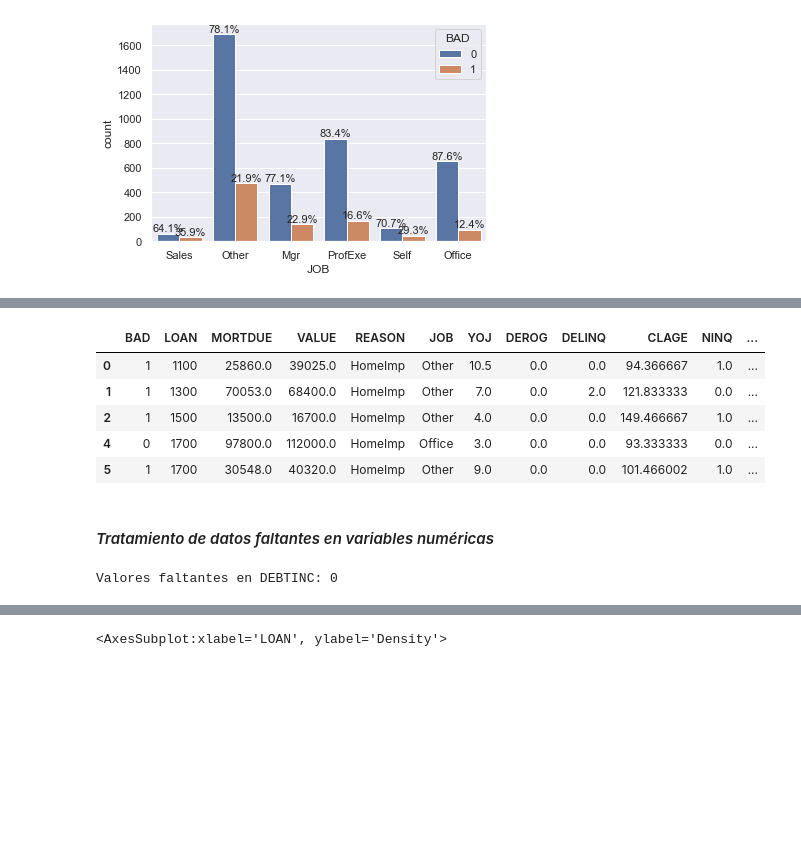
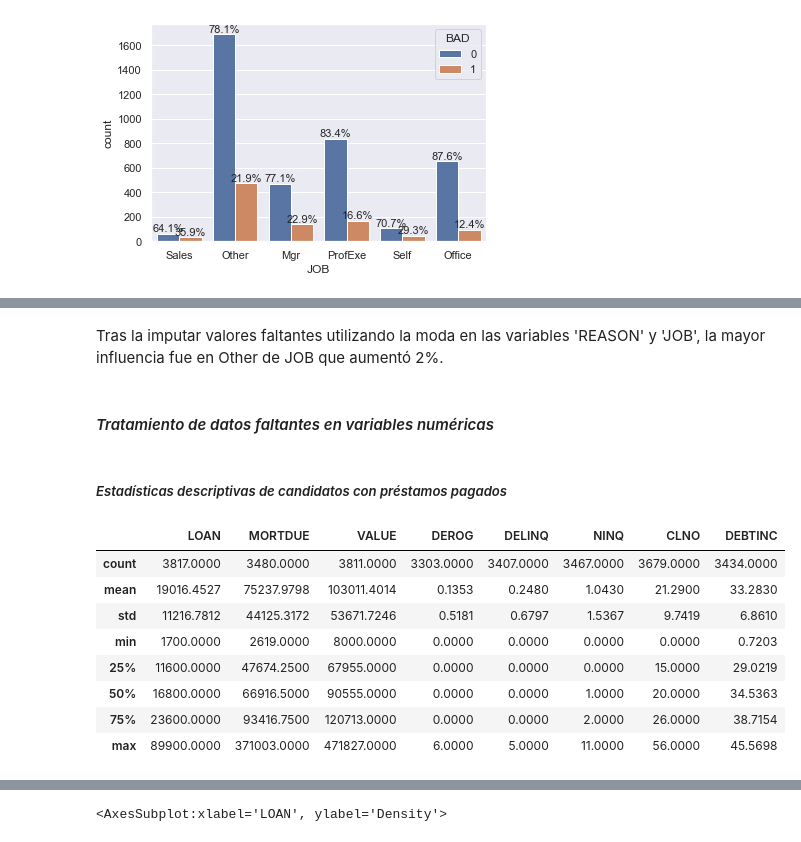
Before and after one commit to HelgaZambrana/data-science-coderhouse, a Jupyter notebook: ProyectoFinal_RiesgoCrediticio.ipynb, the cells around one changed output, grey strips where cells are left out. Cells and saved outputs as stored; diff of their text form; code cells hidden in the pictures; blank space fills up the shorter version.

```diff
--- a/ProyectoFinal_RiesgoCrediticio.ipynb
+++ b/ProyectoFinal_RiesgoCrediticio.ipynb
@@ -390,31 +388,19 @@ Transformaremos la variable 'YOJ' a una booleana de Empleo o Desempleo y transfo
-# %%
-#Utilizar una función lambda para agilizar el resultado
-tiene_empleo = lambda x: False if x <=0 else True
-
-#Aplicar la función a la nueva variable
-train_df['Tiene_Empleo'] = train_df['YOJ'].apply(tiene_empleo)
-
-#Crear la variable Años_Credito
-train_df['Años_Credito'] = (train_df['CLAGE'] / 12)
-
-#Presentar los resultados
-train_df.head()
-# %% [output]
-|  | BAD | LOAN | MORTDUE | VALUE | REASON | JOB | YOJ | DEROG | DELINQ | CLAGE | NINQ | ... |
-| 0 | 1 | 1100 | 25860.0 | 39025.0 | HomeImp | Other | 10.5 | 0.0 | 0.0 | 94.366667 | 1.0 | ... |
-| 1 | 1 | 1300 | 70053.0 | 68400.0 | HomeImp | Other | 7.0 | 0.0 | 2.0 | 121.833333 | 0.0 | ... |
-| 2 | 1 | 1500 | 13500.0 | 16700.0 | HomeImp | Other | 4.0 | 0.0 | 0.0 | 149.466667 | 1.0 | ... |
-| 4 | 0 | 1700 | 97800.0 | 112000.0 | HomeImp | Office | 3.0 | 0.0 | 0.0 | 93.333333 | 0.0 | ... |
-| 5 | 1 | 1700 | 30548.0 | 40320.0 | HomeImp | Other | 9.0 | 0.0 | 0.0 | 101.466002 | 1.0 | ... |
+# %% [markdown]
+Tras la imputar valores faltantes utilizando la moda en las variables 'REASON' y 'JOB', la mayor influencia fue en Other de JOB que aumentó 2%.
 # %% [markdown]
 #### *Tratamiento de datos faltantes en variables numéricas*
-# %%
-# Imputar los valores faltantes de la variable 'DEBTINC' con KNNImputer
-imputer = KNNImputer(n_neighbors=5, weights= 'uniform')
-
-imputer.fit(X_train[['DEBTINC']])
-X_train['DEBTINC'] = imputer.transform(X_train[['DEBTINC']]).ravel()
-
-print('Valores faltantes en DEBTINC: ' + str(X_train['DEBTINC'].isnull().sum()))
-# %% [output]
-Valores faltantes en DEBTINC: 0
+# %% [markdown]
+##### *Estadísticas descriptivas de candidatos con préstamos pagados*
+# %%
+#Filtrar los préstamos pagados a partir de la variable 'BAD'
+train_df[train_df['BAD']==0].drop(['BAD', 'YOJ', 'CLAGE'], axis=1).describe().round(4)
+# %% [output]
+|  | LOAN | MORTDUE | VALUE | DEROG | DELINQ | NINQ | CLNO | DEBTINC |
+| count | 3817.0000 | 3480.0000 | 3811.0000 | 3303.0000 | 3407.0000 | 3467.0000 | 3679.0000 | 3434.0000 |
+| mean | 19016.4527 | 75237.9798 | 103011.4014 | 0.1353 | 0.2480 | 1.0430 | 21.2900 | 33.2830 |
+| std | 11216.7812 | 44125.3172 | 53671.7246 | 0.5181 | 0.6797 | 1.5367 | 9.7419 | 6.8610 |
+| min | 1700.0000 | 2619.0000 | 8000.0000 | 0.0000 | 0.0000 | 0.0000 | 0.0000 | 0.7203 |
+| 25% | 11600.0000 | 47674.2500 | 67955.0000 | 0.0000 | 0.0000 | 0.0000 | 15.0000 | 29.0219 |
+| 50% | 16800.0000 | 66916.5000 | 90555.0000 | 0.0000 | 0.0000 | 1.0000 | 20.0000 | 34.5363 |
+| 75% | 23600.0000 | 93416.7500 | 120713.0000 | 0.0000 | 0.0000 | 2.0000 | 26.0000 | 38.7154 |
+| max | 89900.0000 | 371003.0000 | 471827.0000 | 6.0000 | 5.0000 | 11.0000 | 56.0000 | 45.5698 |
```
Also changed, not shown: parts of 14 cells of this notebook.
